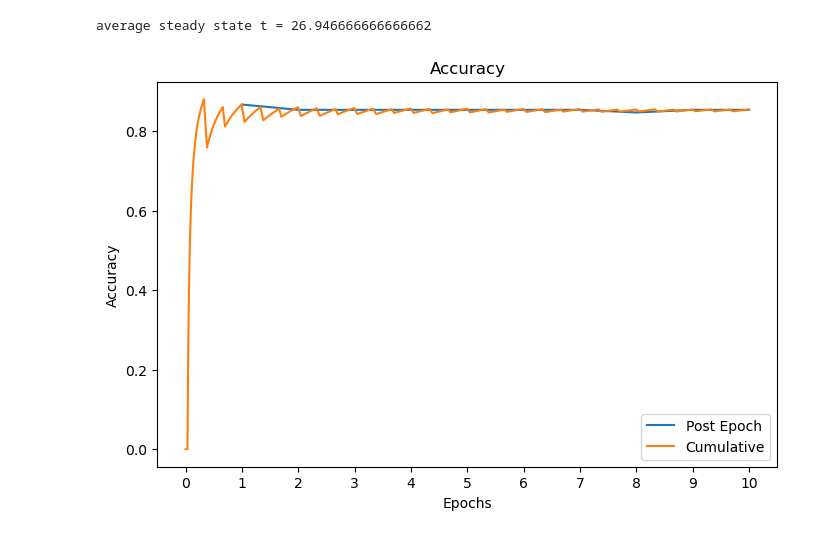
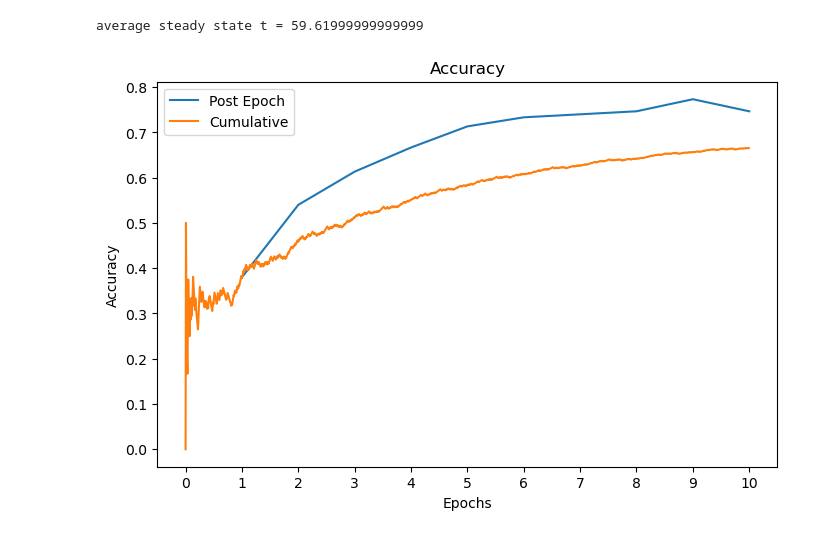
Before and after one commit to rfebbo/SNN_DPE, a Jupyter notebook: demonstration/06_training_test.ipynb, the cells around one changed output. Drawn from its saved outputs; the diff is of its cells as text; code cells hidden in the pictures.

```diff
--- a/demonstration/06_training_test.ipynb
+++ b/demonstration/06_training_test.ipynb
@@ -12,27 +12,27 @@ from plotting_tools import plot_acc
 
 iris_data_location = '../Data/Iris/iris.data'
 # %%
-iris_data, labels, classes, attributes = read_iris_data(iris_data_location)
+iris_data, labels, classes, attributes = read_iris_data(iris_data_location, shuffle=True)
 normalized_iris_data = normalize_iris_data(iris_data, attributes)
 
 #  create network and encoders
 n_neurons = 16
 n_synapses = int(n_neurons * np.random.uniform(low=2, high=3)) # random number from n_neurons * 2 to n_neurons * 3
 
 encoders = create_encoders(attributes)
 
 neurons = create_network(n_neurons, n_synapses)
 
 # create dpe weights
 dpe_weights = np.random.rand(n_neurons, len(classes))
 
 n_epochs = 10
 
 E_t, avg_ss, c_acc = train_all(normalized_iris_data, labels, classes, neurons, encoders, dpe_weights, sim_time=100, window_size=10, n_epochs=n_epochs)
 
 print(f'average steady state t = {avg_ss}')
 
 plot_acc(E_t, c_acc)
 # %% [output]
-average steady state t = 26.946666666666662
+average steady state t = 59.61999999999999
-[figure, old version]
+[figure, new version]
```
Also changed, not shown: 1 other file.
